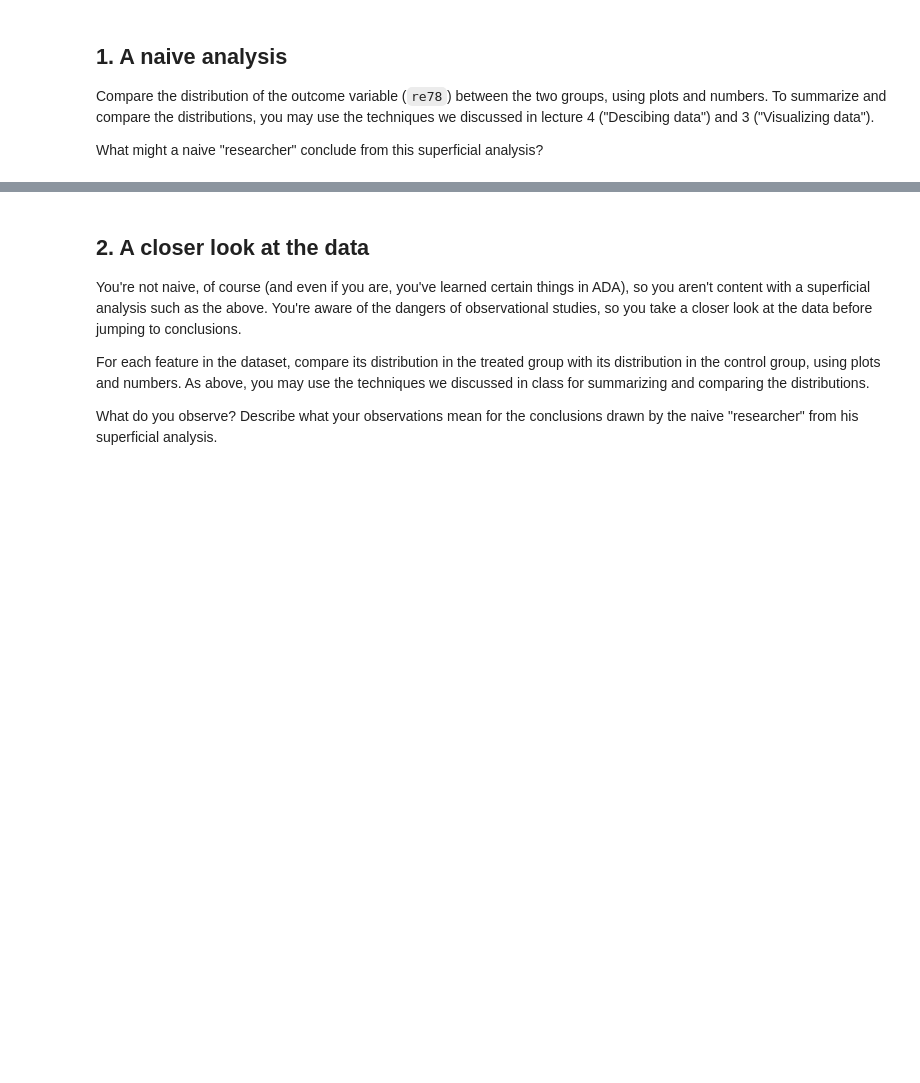
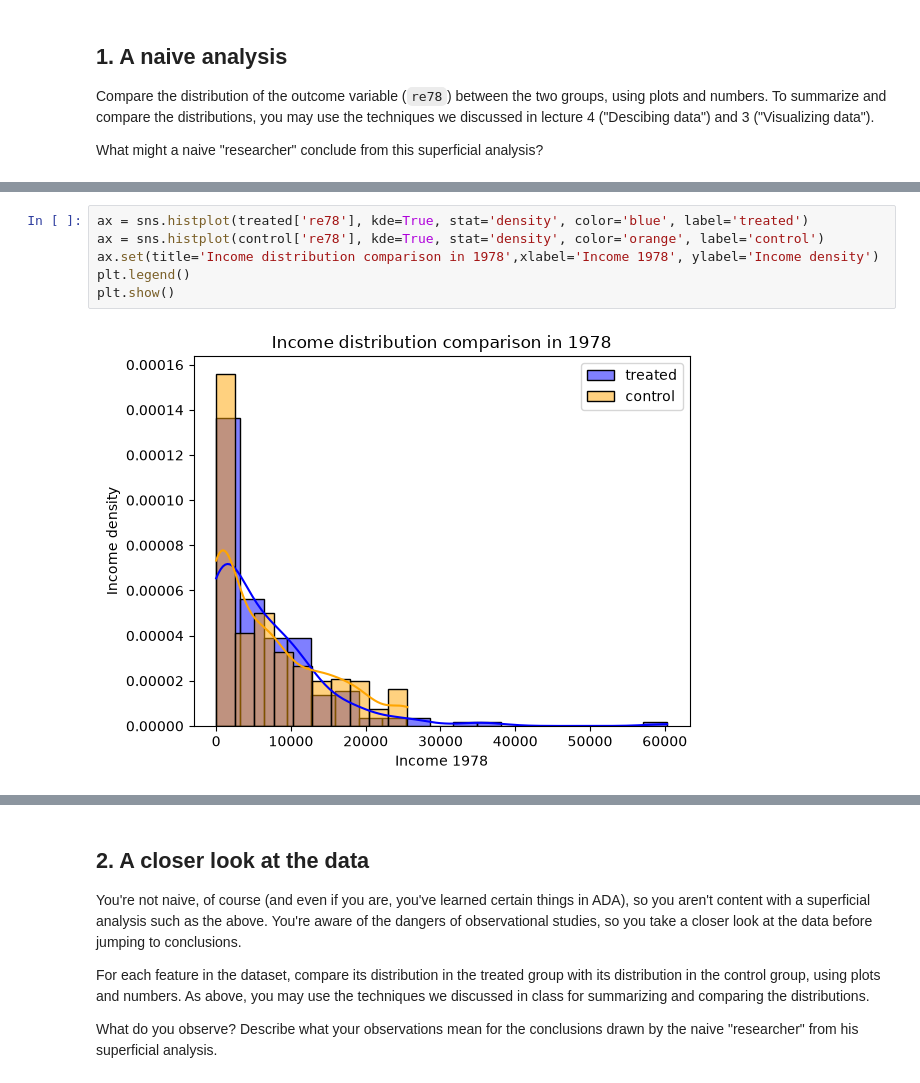
Before and after one commit to floribau/EPFL-ADA-2026, a Jupyter notebook: Exercises/05 - Causal analysis of observational data/Observational studies exercise.ipynb, the cells around one changed output, grey strips where cells are left out. Cells and saved outputs as stored; diff of their text form; blank space fills up the shorter version.

```diff
--- a/Exercises/05 - Causal analysis of observational data/Observational studies exercise.ipynb
+++ b/Exercises/05 - Causal analysis of observational data/Observational studies exercise.ipynb
@@ -58,0 +101,8 @@ What might a naive "researcher" conclude from this superficial analysis?
+# %%
+ax = sns.histplot(treated['re78'], kde=True, stat='density', color='blue', label='treated')
+ax = sns.histplot(control['re78'], kde=True, stat='density', color='orange', label='control')
+ax.set(title='Income distribution comparison in 1978',xlabel='Income 1978', ylabel='Income density')
+plt.legend()
+plt.show()
+# %% [output]
+[figure, added]
```
Also changed, not shown: parts of 34 cells of this notebook.
